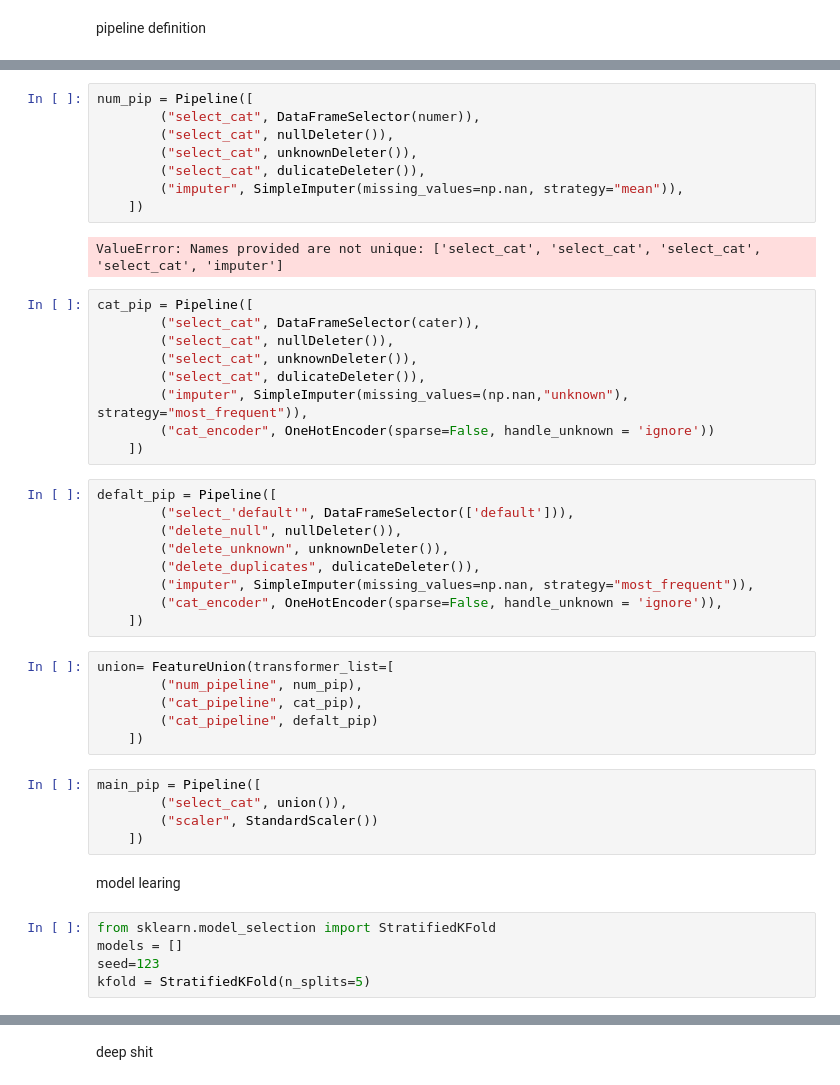
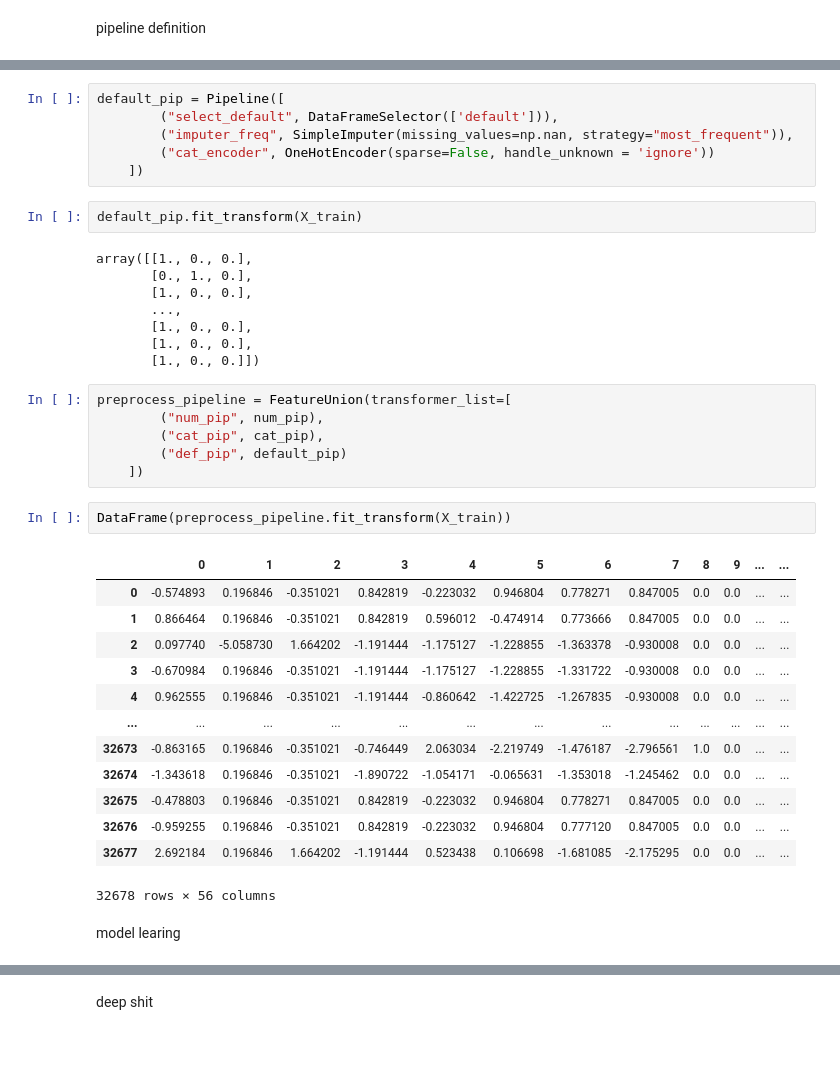
Before and after one commit to WojtekZ4/PSI_Project, a Jupyter notebook: bank_models.ipynb, the cells around one changed output, grey strips where cells are left out. Cells and saved outputs as stored; diff of their text form; blank space fills up the shorter version.

```diff
--- a/bank_models.ipynb
+++ b/bank_models.ipynb
@@ -503,46 +244,40 @@ class nullDeleter(BaseEstimator, TransformerMixin):
-# %%
-num_pip = Pipeline([
-        ("select_cat", DataFrameSelector(numer)),
-        ("select_cat", nullDeleter()),
-        ("select_cat", unknownDeleter()),
-        ("select_cat", dulicateDeleter()),
-        ("imputer", SimpleImputer(missing_values=np.nan, strategy="mean")),
-    ])
-# %% [output]
-ValueError: Names provided are not unique: ['select_cat', 'select_cat', 'select_cat', 'select_cat', 'imputer']
 # %%
-cat_pip = Pipeline([
-        ("select_cat", DataFrameSelector(cater)),
-        ("select_cat", nullDeleter()),
-        ("select_cat", unknownDeleter()),
-        ("select_cat", dulicateDeleter()),
-        ("imputer", SimpleImputer(missing_values=(np.nan,"unknown"), strategy="most_frequent")),
+default_pip = Pipeline([
+        ("select_default", DataFrameSelector(['default'])),
+        ("imputer_freq", SimpleImputer(missing_values=np.nan, strategy="most_frequent")),
         ("cat_encoder", OneHotEncoder(sparse=False, handle_unknown = 'ignore'))
     ])
-# %%
-defalt_pip = Pipeline([
-        ("select_'default'", DataFrameSelector(['default'])),
-        ("delete_null", nullDeleter()),
-        ("delete_unknown", unknownDeleter()),
-        ("delete_duplicates", dulicateDeleter()),
-        ("imputer", SimpleImputer(missing_values=np.nan, strategy="most_frequent")),
-        ("cat_encoder", OneHotEncoder(sparse=False, handle_unknown = 'ignore')),
-    ])
-# %%
-union= FeatureUnion(transformer_list=[
-        ("num_pipeline", num_pip),
-        ("cat_pipeline", cat_pip),
-        ("cat_pipeline", defalt_pip)
-    ])
-# %%
-main_pip = Pipeline([
-        ("select_cat", union()),
-        ("scaler", StandardScaler())
-    ])
+# %%
+default_pip.fit_transform(X_train)
+# %% [output]
+array([[1., 0., 0.],
+       [0., 1., 0.],
+       [1., 0., 0.],
+       ...,
+       [1., 0., 0.],
+       [1., 0., 0.],
+       [1., 0., 0.]])
+# %%
+preprocess_pipeline = FeatureUnion(transformer_list=[
+        ("num_pip", num_pip),
+        ("cat_pip", cat_pip),
+        ("def_pip", default_pip)
+    ])
+# %%
+DataFrame(preprocess_pipeline.fit_transform(X_train))
+# %% [output]
+|  | 0 | 1 | 2 | 3 | 4 | 5 | 6 | 7 | 8 | 9 | ... | ... |
+| 0 | -0.574893 | 0.196846 | -0.351021 | 0.842819 | -0.223032 | 0.946804 | 0.778271 | 0.847005 | 0.0 | 0.0 | ... | ... |
+| 1 | 0.866464 | 0.196846 | -0.351021 | 0.842819 | 0.596012 | -0.474914 | 0.773666 | 0.847005 | 0.0 | 0.0 | ... | ... |
+| 2 | 0.097740 | -5.058730 | 1.664202 | -1.191444 | -1.175127 | -1.228855 | -1.363378 | -0.930008 | 0.0 | 0.0 | ... | ... |
+| 3 | -0.670984 | 0.196846 | -0.351021 | -1.191444 | -1.175127 | -1.228855 | -1.331722 | -0.930008 | 0.0 | 0.0 | ... | ... |
+| 4 | 0.962555 | 0.196846 | -0.351021 | -1.191444 | -0.860642 | -1.422725 | -1.267835 | -0.930008 | 0.0 | 0.0 | ... | ... |
+| ... | ... | ... | ... | ... | ... | ... | ... | ... | ... | ... | ... | ... |
+| 32673 | -0.863165 | 0.196846 | -0.351021 | -0.746449 | 2.063034 | -2.219749 | -1.476187 | -2.796561 | 1.0 | 0.0 | ... | ... |
+| 32674 | -1.343618 | 0.196846 | -0.351021 | -1.890722 | -1.054171 | -0.065631 | -1.353018 | -1.245462 | 0.0 | 0.0 | ... | ... |
+| 32675 | -0.478803 | 0.196846 | -0.351021 | 0.842819 | -0.223032 | 0.946804 | 0.778271 | 0.847005 | 0.0 | 0.0 | ... | ... |
+| 32676 | -0.959255 | 0.196846 | -0.351021 | 0.842819 | -0.223032 | 0.946804 | 0.777120 | 0.847005 | 0.0 | 0.0 | ... | ... |
+| 32677 | 2.692184 | 0.196846 | 1.664202 | -1.191444 | 0.523438 | 0.106698 | -1.681085 | -2.175295 | 0.0 | 0.0 | ... | ... |
+32678 rows × 56 columns
 # %% [markdown]
 model learing
-# %%
-from sklearn.model_selection import StratifiedKFold
-models = []
-seed=123
-kfold = StratifiedKFold(n_splits=5)
```
Also changed, not shown: parts of 105 cells of this notebook, 2 other files.
